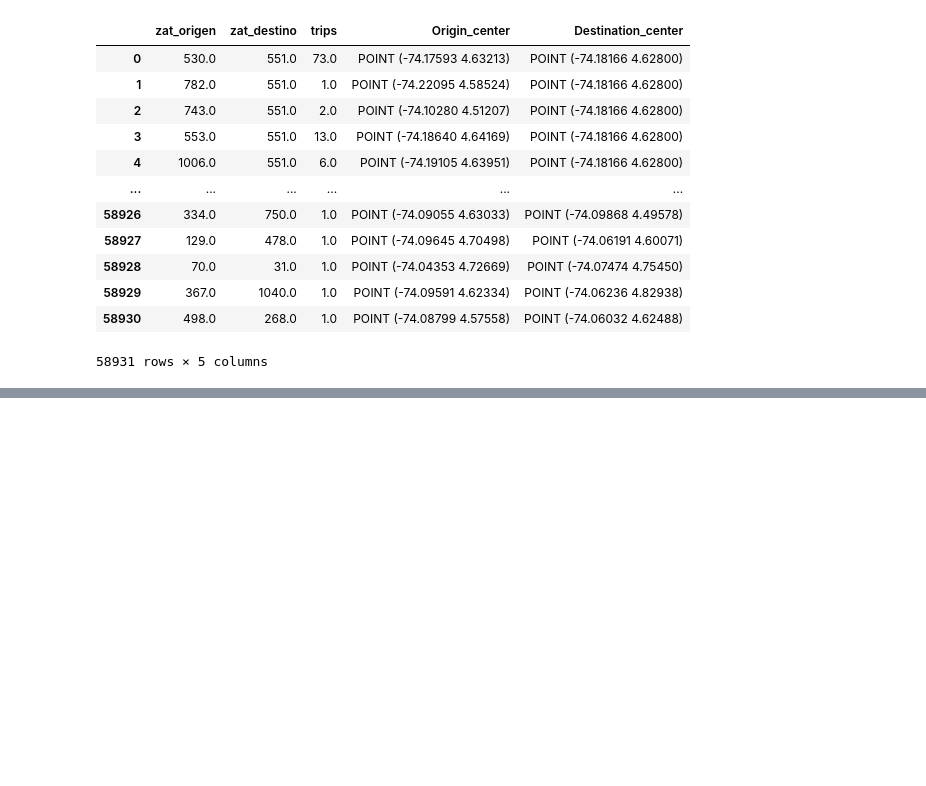
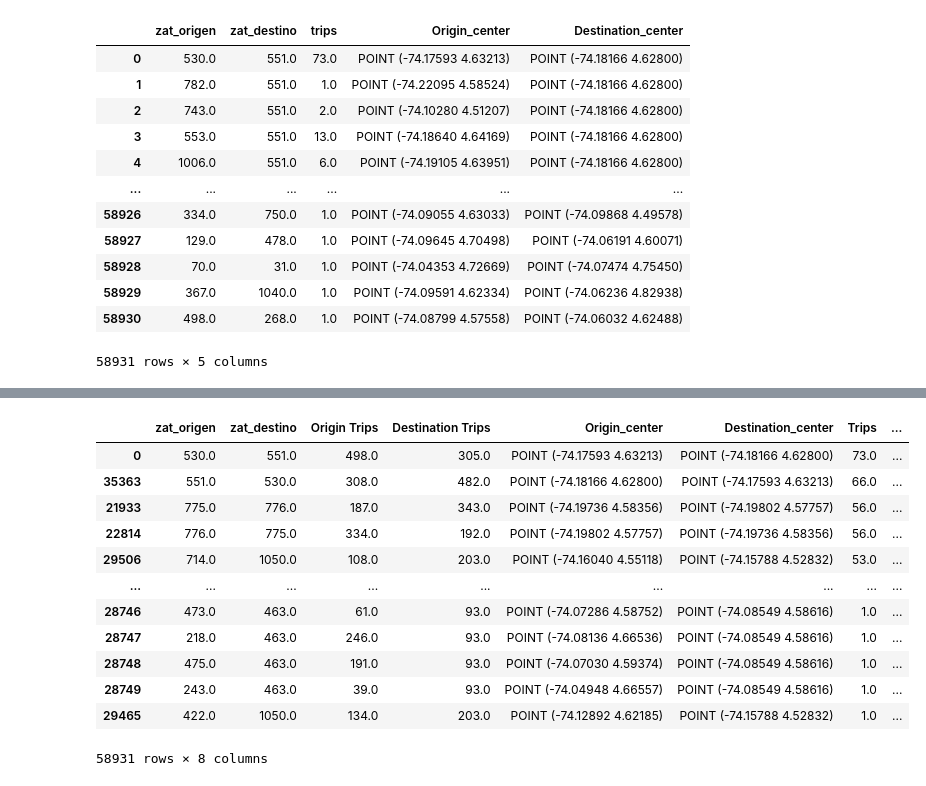
Before and after one commit to saramirezva/Mobility-Models-Bogot-, a Jupyter notebook: mobility_models.ipynb, the cells around one changed output, grey strips where cells are left out. Saved outputs shown, nothing was run; the diff lists cells and outputs as text; code cells hidden in the pictures; blank space fills up the shorter version.

Commit message:
Dataframe for the modified gravity mode

```diff
--- a/mobility_models.ipynb
+++ b/mobility_models.ipynb
@@ -509,3 +509,11 @@ num_dis_trips
 | 58929 | 367.0 | 1040.0 | 1.0 | POINT (-74.09591 4.62334) | POINT (-74.06236 4.82938) |
 | 58930 | 498.0 | 268.0 | 1.0 | POINT (-74.08799 4.57558) | POINT (-74.06032 4.62488) |
 58931 rows × 5 columns
+# %%
+num_dis_trips = (num_dis_trips.merge(origin_trips, left_on='zat_origen', right_on='zat_origen')
+                              .rename(columns={'trips_x': 'Trips', 'trips_y': 'Origin Trips'}))
+num_dis_trips = (num_dis_trips.merge(dest_trips, left_on='zat_destino', right_on='zat_destino')
+                              .rename(columns={'trips': 'Destination Trips'})
+                              .sort_values(by='Trips', ascending=False))
+num_dis_trips = num_dis_trips[['zat_origen', 'zat_destino', 'Origin Trips', 'Destination Trips', 'Origin_center', 'Destination_center', 'Trips']]
+num_dis_trips
@@ -511,0 +534,25 @@ num_dis_trips
+# %%
+# Calculating the distances in meters
+distance = []
+geod = Geod(ellps = 'WGS84')
+for i in range(len(num_dis_trips)):
+    line = LineString([num_dis_trips['Origin_center'].iloc[i], num_dis_trips['Destination_center'].iloc[i]])
+    dist = geod.geometry_length(line)
+    distance.append(dist)
+
+num_dis_trips['distance'] = distance
+num_dis_trips
+# %% [output]
+|  | zat_origen | zat_destino | Origin Trips | Destination Trips | Origin_center | Destination_center | Trips | ... |
+| 0 | 530.0 | 551.0 | 498.0 | 305.0 | POINT (-74.17593 4.63213) | POINT (-74.18166 4.62800) | 73.0 | ... |
+| 35363 | 551.0 | 530.0 | 308.0 | 482.0 | POINT (-74.18166 4.62800) | POINT (-74.17593 4.63213) | 66.0 | ... |
+| 21933 | 775.0 | 776.0 | 187.0 | 343.0 | POINT (-74.19736 4.58356) | POINT (-74.19802 4.57757) | 56.0 | ... |
+| 22814 | 776.0 | 775.0 | 334.0 | 192.0 | POINT (-74.19802 4.57757) | POINT (-74.19736 4.58356) | 56.0 | ... |
+| 29506 | 714.0 | 1050.0 | 108.0 | 203.0 | POINT (-74.16040 4.55118) | POINT (-74.15788 4.52832) | 53.0 | ... |
+| ... | ... | ... | ... | ... | ... | ... | ... | ... |
+| 28746 | 473.0 | 463.0 | 61.0 | 93.0 | POINT (-74.07286 4.58752) | POINT (-74.08549 4.58616) | 1.0 | ... |
+| 28747 | 218.0 | 463.0 | 246.0 | 93.0 | POINT (-74.08136 4.66536) | POINT (-74.08549 4.58616) | 1.0 | ... |
+| 28748 | 475.0 | 463.0 | 191.0 | 93.0 | POINT (-74.07030 4.59374) | POINT (-74.08549 4.58616) | 1.0 | ... |
+| 28749 | 243.0 | 463.0 | 39.0 | 93.0 | POINT (-74.04948 4.66557) | POINT (-74.08549 4.58616) | 1.0 | ... |
+| 29465 | 422.0 | 1050.0 | 134.0 | 203.0 | POINT (-74.12892 4.62185) | POINT (-74.15788 4.52832) | 1.0 | ... |
+58931 rows × 8 columns
```
Also changed, not shown: parts of 2 cells of this notebook.
